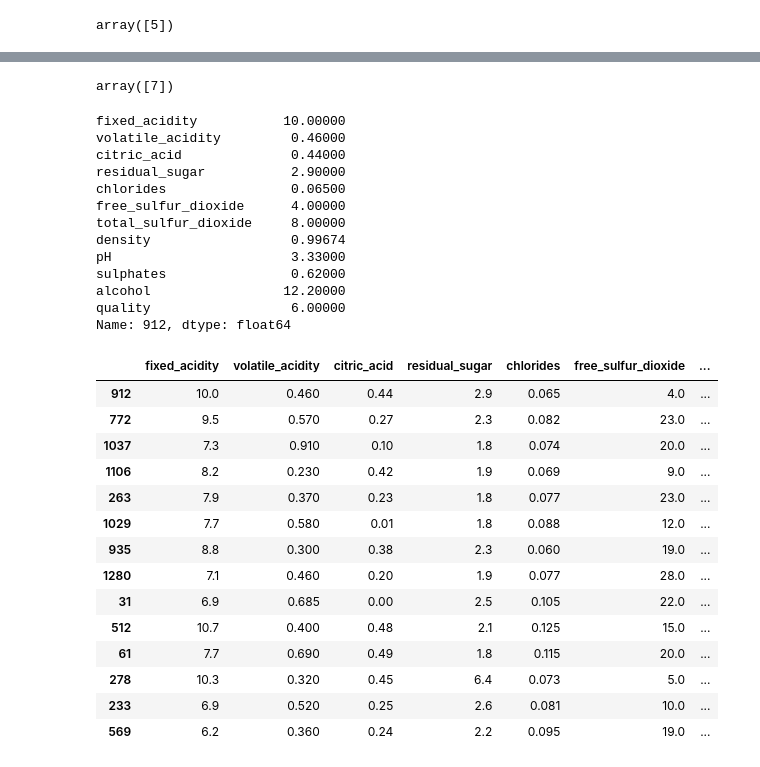
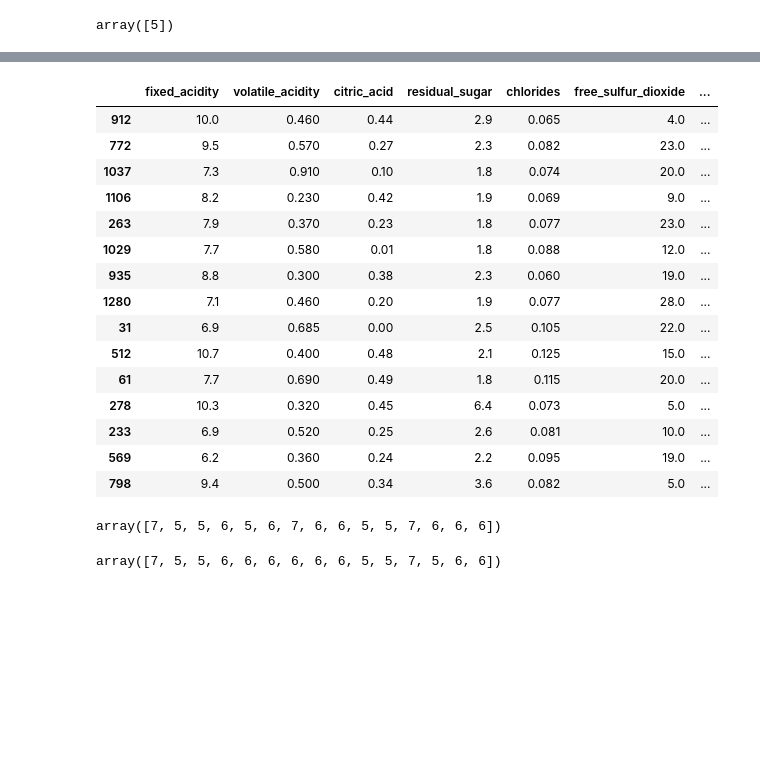
Before and after one commit to LucilaAllende/DSS-2020, a Jupyter notebook: tp6/Clasificacion/Punto 3/Clasificador Vinos con Arbol.ipynb, the cells around one changed output, grey strips where cells are left out. Drawn from its saved outputs; the diff is of its cells as text; code cells hidden in the pictures; blank space fills up the shorter version.

```diff
--- a/tp6/Clasificacion/Punto 3/Clasificador Vinos con Arbol.ipynb
+++ b/tp6/Clasificacion/Punto 3/Clasificador Vinos con Arbol.ipynb
@@ -202,43 +307,33 @@ array([5])
+# %%
+ndf = X_test.head(15)
+ndf
+# %% [output]
+|  | fixed_acidity | volatile_acidity | citric_acid | residual_sugar | chlorides | free_sulfur_dioxide | ... |
+| 912 | 10.0 | 0.460 | 0.44 | 2.9 | 0.065 | 4.0 | ... |
+| 772 | 9.5 | 0.570 | 0.27 | 2.3 | 0.082 | 23.0 | ... |
+| 1037 | 7.3 | 0.910 | 0.10 | 1.8 | 0.074 | 20.0 | ... |
+| 1106 | 8.2 | 0.230 | 0.42 | 1.9 | 0.069 | 9.0 | ... |
+| 263 | 7.9 | 0.370 | 0.23 | 1.8 | 0.077 | 23.0 | ... |
+| 1029 | 7.7 | 0.580 | 0.01 | 1.8 | 0.088 | 12.0 | ... |
+| 935 | 8.8 | 0.300 | 0.38 | 2.3 | 0.060 | 19.0 | ... |
+| 1280 | 7.1 | 0.460 | 0.20 | 1.9 | 0.077 | 28.0 | ... |
+| 31 | 6.9 | 0.685 | 0.00 | 2.5 | 0.105 | 22.0 | ... |
+| 512 | 10.7 | 0.400 | 0.48 | 2.1 | 0.125 | 15.0 | ... |
+| 61 | 7.7 | 0.690 | 0.49 | 1.8 | 0.115 | 20.0 | ... |
+| 278 | 10.3 | 0.320 | 0.45 | 6.4 | 0.073 | 5.0 | ... |
+| 233 | 6.9 | 0.520 | 0.25 | 2.6 | 0.081 | 10.0 | ... |
+| 569 | 6.2 | 0.360 | 0.24 | 2.2 | 0.095 | 19.0 | ... |
+| 798 | 9.4 | 0.500 | 0.34 | 3.6 | 0.082 | 5.0 | ... |
 # %%
 una_pred = modelo.predict(X = ndf)
 una_pred
 # %% [output]
-array([7])
+array([7, 5, 5, 6, 5, 6, 7, 6, 6, 5, 5, 7, 6, 6, 6])
-# %%
-datos.iloc[912]
-# %% [output]
-fixed_acidity           10.00000
-volatile_acidity         0.46000
-citric_acid              0.44000
-residual_sugar           2.90000
-chlorides                0.06500
-free_sulfur_dioxide      4.00000
-total_sulfur_dioxide     8.00000
-density                  0.99674
-pH                       3.33000
-sulphates                0.62000
-alcohol                 12.20000
-quality                  6.00000
-Name: 912, dtype: float64
-# %%
-ndf = X_test.head(14)
-ndf
-# %% [output]
-|  | fixed_acidity | volatile_acidity | citric_acid | residual_sugar | chlorides | free_sulfur_dioxide | ... |
-| 912 | 10.0 | 0.460 | 0.44 | 2.9 | 0.065 | 4.0 | ... |
-| 772 | 9.5 | 0.570 | 0.27 | 2.3 | 0.082 | 23.0 | ... |
-| 1037 | 7.3 | 0.910 | 0.10 | 1.8 | 0.074 | 20.0 | ... |
-| 1106 | 8.2 | 0.230 | 0.42 | 1.9 | 0.069 | 9.0 | ... |
-| 263 | 7.9 | 0.370 | 0.23 | 1.8 | 0.077 | 23.0 | ... |
-| 1029 | 7.7 | 0.580 | 0.01 | 1.8 | 0.088 | 12.0 | ... |
-| 935 | 8.8 | 0.300 | 0.38 | 2.3 | 0.060 | 19.0 | ... |
-| 1280 | 7.1 | 0.460 | 0.20 | 1.9 | 0.077 | 28.0 | ... |
-| 31 | 6.9 | 0.685 | 0.00 | 2.5 | 0.105 | 22.0 | ... |
-| 512 | 10.7 | 0.400 | 0.48 | 2.1 | 0.125 | 15.0 | ... |
-| 61 | 7.7 | 0.690 | 0.49 | 1.8 | 0.115 | 20.0 | ... |
-| 278 | 10.3 | 0.320 | 0.45 | 6.4 | 0.073 | 5.0 | ... |
-| 233 | 6.9 | 0.520 | 0.25 | 2.6 | 0.081 | 10.0 | ... |
-| 569 | 6.2 | 0.360 | 0.24 | 2.2 | 0.095 | 19.0 | ... |
+# %%
+una_pred = modelo_nuevo.predict(X = ndf)
+una_pred
+# %% [output]
+array([7, 5, 5, 6, 6, 6, 6, 6, 6, 5, 5, 7, 5, 6, 6])
 # %%
 una_pred = modelo_final.predict(X = ndf)
 una_pred
```
Also changed, not shown: parts of 36 cells of this notebook.
